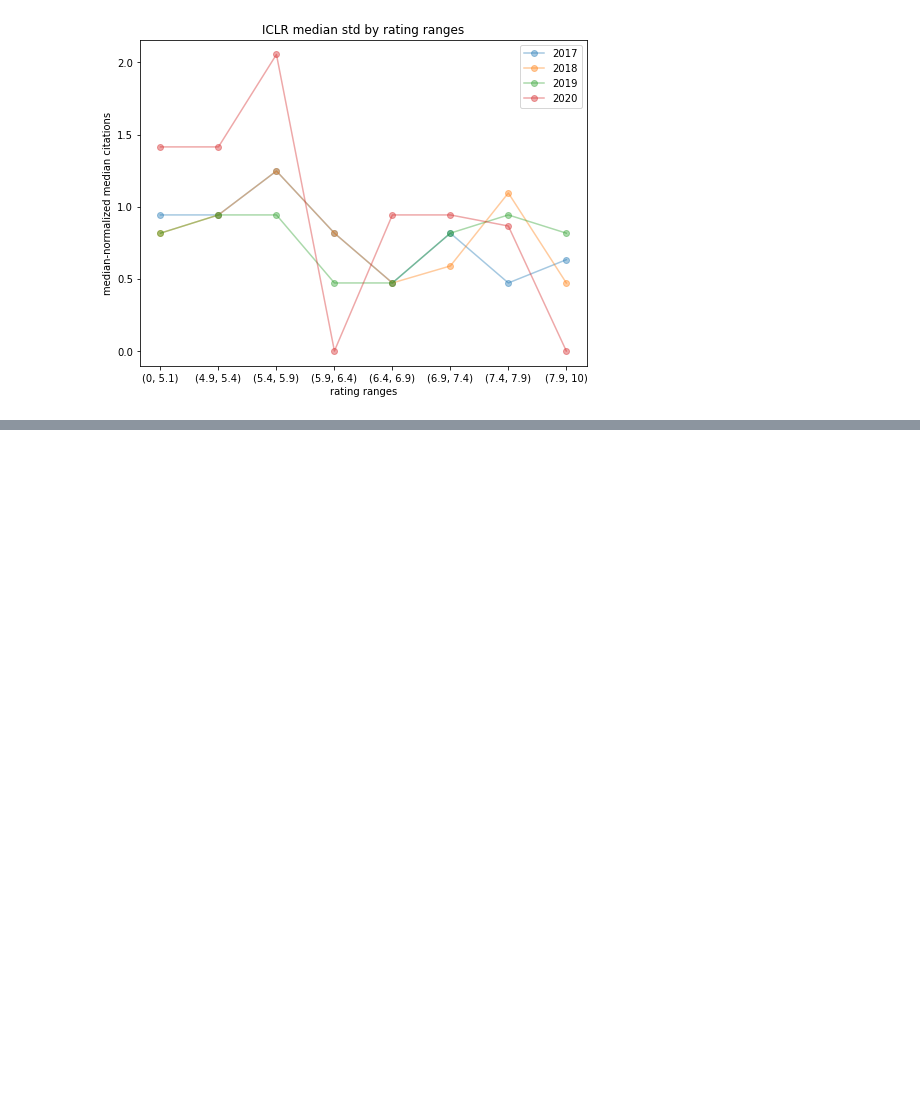
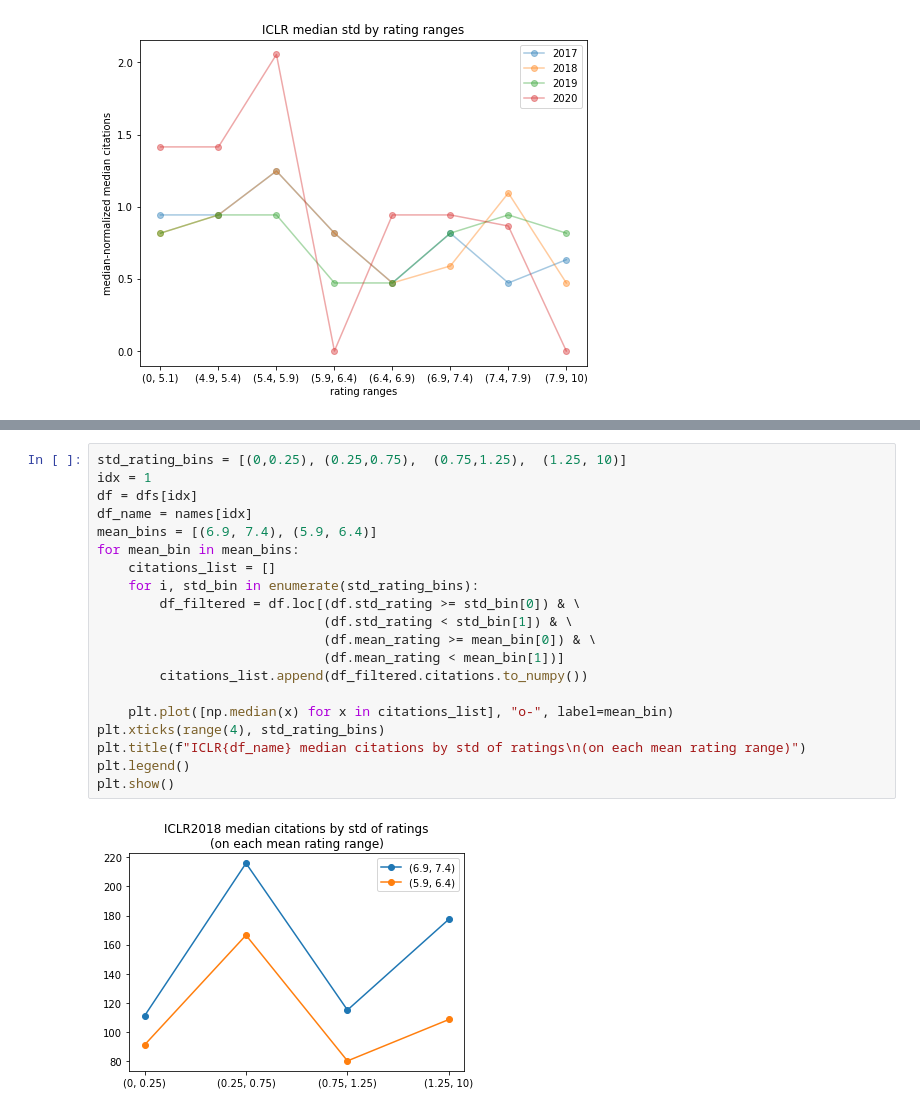
Before and after one commit to isingmodel/openreview_ratings_vs_citations, a Jupyter notebook: analysis_ipynb/test_analysis_22_04_29.ipynb, the cells around one changed output, grey strips where cells are left out. Drawn from its saved outputs; the diff is of its cells as text; blank space fills up the shorter version.

```diff
--- a/analysis_ipynb/test_analysis_22_04_29.ipynb
+++ b/analysis_ipynb/test_analysis_22_04_29.ipynb
@@ -154,0 +235,22 @@ std_ranges = [(-0.1,0.25), (0.25,0.75), (0.25,0.75),  (0.75,1.25),  (1.25,1.75),
+# %%
+std_rating_bins = [(0,0.25), (0.25,0.75),  (0.75,1.25),  (1.25, 10)]
+idx = 1
+df = dfs[idx]
+df_name = names[idx]
+mean_bins = [(6.9, 7.4), (5.9, 6.4)]
+for mean_bin in mean_bins:
+    citations_list = []
+    for i, std_bin in enumerate(std_rating_bins):
+        df_filtered = df.loc[(df.std_rating >= std_bin[0]) & \
+                             (df.std_rating < std_bin[1]) & \
+                             (df.mean_rating >= mean_bin[0]) & \
+                             (df.mean_rating < mean_bin[1])]
+        citations_list.append(df_filtered.citations.to_numpy())
+
+    plt.plot([np.median(x) for x in citations_list], "o-", label=mean_bin)
+plt.xticks(range(4), std_rating_bins)
+plt.title(f"ICLR{df_name} median citations by std of ratings\n(on each mean rating range)")
+plt.legend()
+plt.show()
+# %% [output]
+[figure, added]
```
Also changed, not shown: parts of 19 cells of this notebook, 2 other files.
